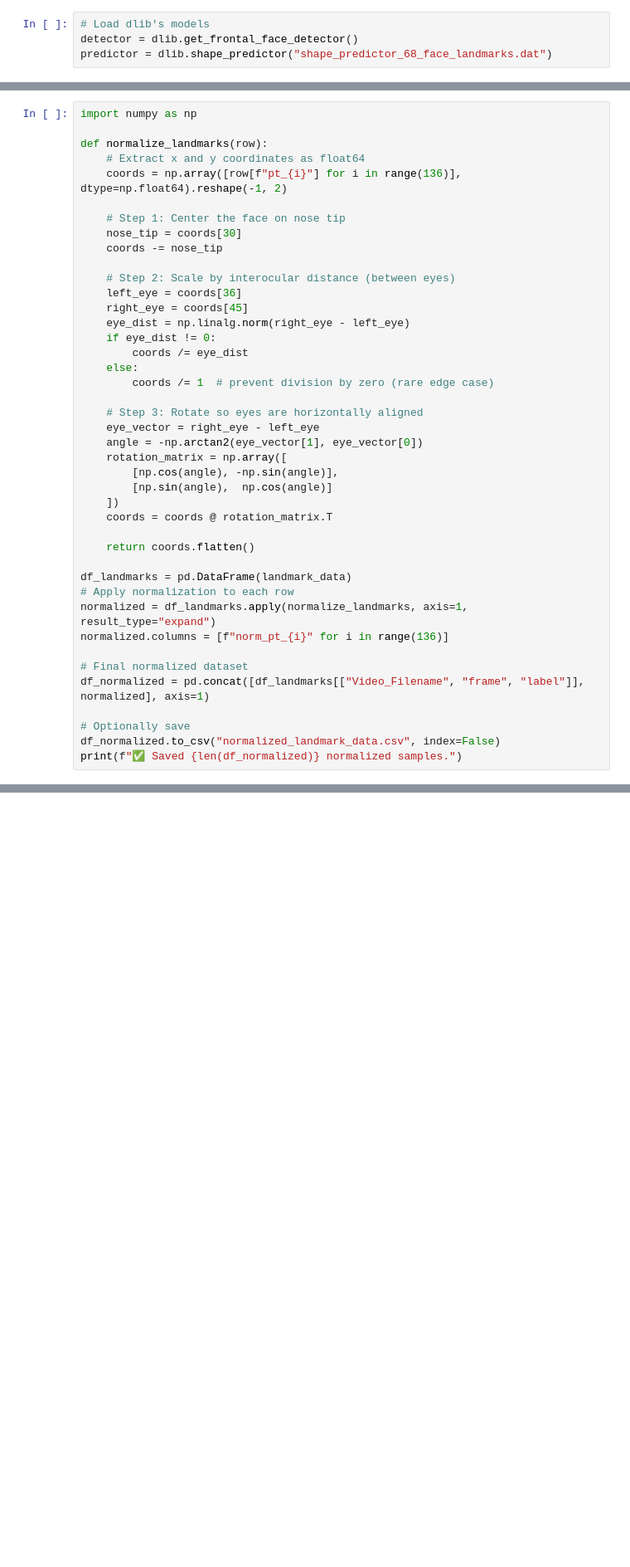
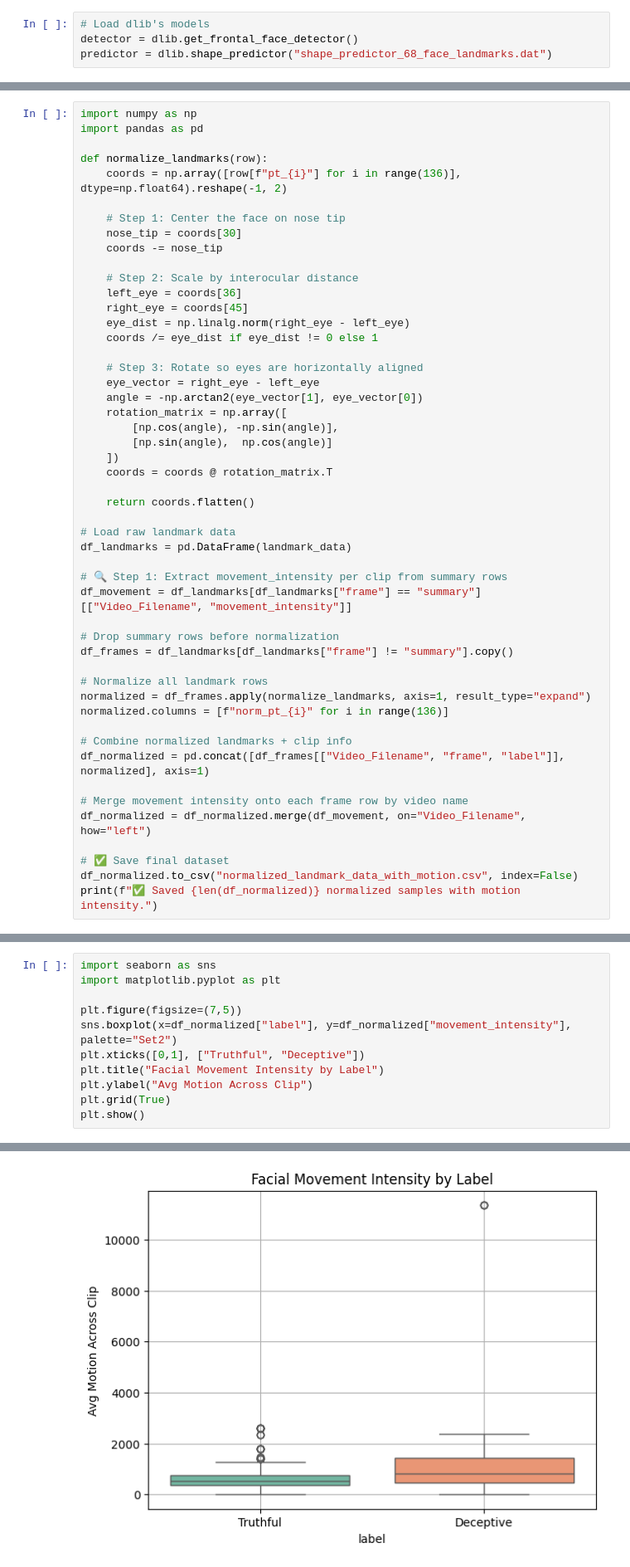
Before and after one commit to MartyBarrett/DecepTech, a Jupyter notebook: scripts/VideoExtract.ipynb, the cells around one changed output, grey strips where cells are left out. Shown: that part at 83% size. Saved outputs shown, nothing was run; the diff lists cells and outputs as text; blank space fills up the shorter version.

Commit message:
adding movement intensity

```diff
--- a/scripts/VideoExtract.ipynb
+++ b/scripts/VideoExtract.ipynb
@@ -86,22 +112,19 @@ for _, row in labels_df.iterrows():
 # %%
 import numpy as np
+import pandas as pd
 
 def normalize_landmarks(row):
-    # Extract x and y coordinates as float64
     coords = np.array([row[f"pt_{i}"] for i in range(136)], dtype=np.float64).reshape(-1, 2)
 
     # Step 1: Center the face on nose tip
     nose_tip = coords[30]
     coords -= nose_tip
 
-    # Step 2: Scale by interocular distance (between eyes)
+    # Step 2: Scale by interocular distance
     left_eye = coords[36]
     right_eye = coords[45]
     eye_dist = np.linalg.norm(right_eye - left_eye)
-    if eye_dist != 0:
-        coords /= eye_dist
-    else:
-        coords /= 1  # prevent division by zero (rare edge case)
+    coords /= eye_dist if eye_dist != 0 else 1
 
     # Step 3: Rotate so eyes are horizontally aligned
     eye_vector = right_eye - left_eye
@@ -114,15 +137,26 @@ def normalize_landmarks(row):
 
     return coords.flatten()
 
+# Load raw landmark data
 df_landmarks = pd.DataFrame(landmark_data)
-# Apply normalization to each row
-normalized = df_landmarks.apply(normalize_landmarks, axis=1, result_type="expand")
+
+# 🔍 Step 1: Extract movement_intensity per clip from summary rows
+df_movement = df_landmarks[df_landmarks["frame"] == "summary"][["Video_Filename", "movement_intensity"]]
+
+# Drop summary rows before normalization
+df_frames = df_landmarks[df_landmarks["frame"] != "summary"].copy()
+
+# Normalize all landmark rows
+normalized = df_frames.apply(normalize_landmarks, axis=1, result_type="expand")
 normalized.columns = [f"norm_pt_{i}" for i in range(136)]
 
-# Final normalized dataset
-df_normalized = pd.concat([df_landmarks[["Video_Filename", "frame", "label"]], normalized], axis=1)
+# Combine normalized landmarks + clip info
+df_normalized = pd.concat([df_frames[["Video_Filename", "frame", "label"]], normalized], axis=1)
 
-# Optionally save
-df_normalized.to_csv("normalized_landmark_data.csv", index=False)
-print(f"✅ Saved {len(df_normalized)} normalized samples.")
+# Merge movement intensity onto each frame row by video name
+df_normalized = df_normalized.merge(df_movement, on="Video_Filename", how="left")
+
+# ✅ Save final dataset
+df_normalized.to_csv("normalized_landmark_data_with_motion.csv", index=False)
+print(f"✅ Saved {len(df_normalized)} normalized samples with motion intensity.")
 # %% [output]
@@ -180,0 +215,12 @@ plt.show()
+# %%
+import seaborn as sns
+import matplotlib.pyplot as plt
+
+plt.figure(figsize=(7,5))
+sns.boxplot(x=df_normalized["label"], y=df_normalized["movement_intensity"], palette="Set2")
+plt.xticks([0,1], ["Truthful", "Deceptive"])
+plt.title("Facial Movement Intensity by Label")
+plt.ylabel("Avg Motion Across Clip")
+plt.grid(True)
+plt.show()
+# %% [output]
@@ -181,3 +230,4 @@ plt.show()
+[figure, added]
 # %%
 # Path to video file
 video_path = "C:/Users/connellj2/OneDrive - Wentworth Institute of Technology/Documents/DecepTech/CroppedClips/clip_20250721_133055.avi"
```
Also changed, not shown: parts of 7 cells of this notebook, 11 other files.
